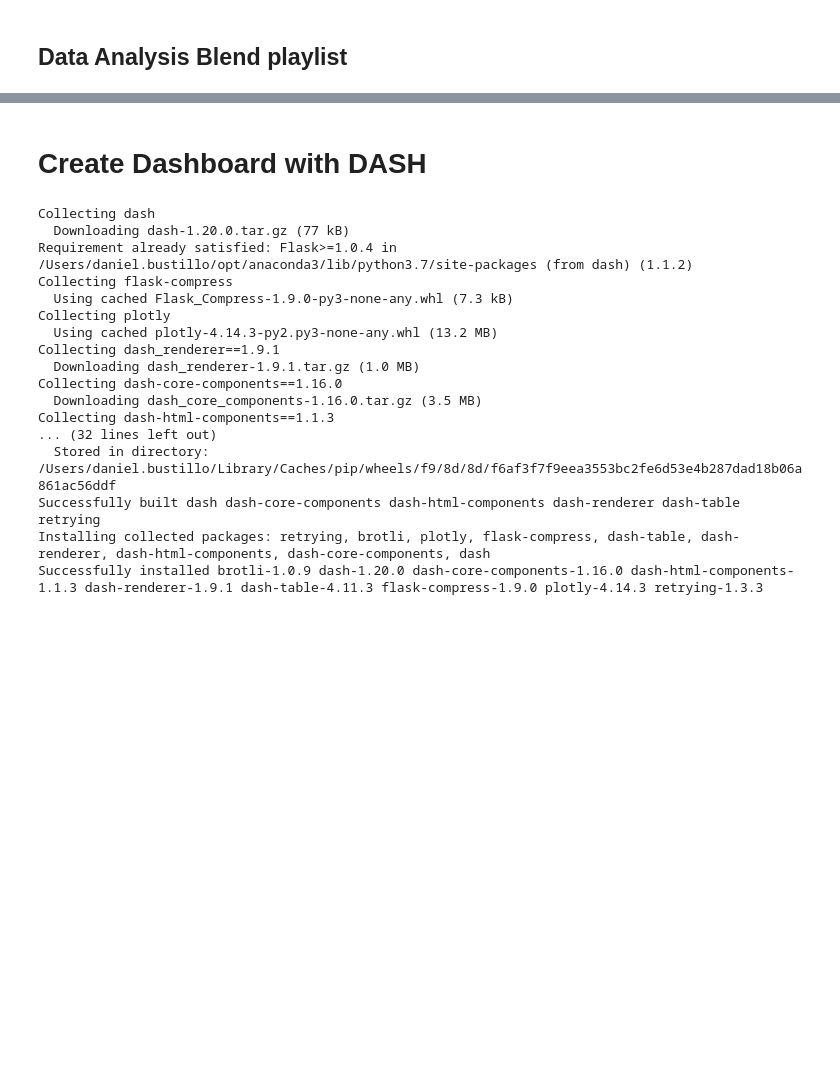
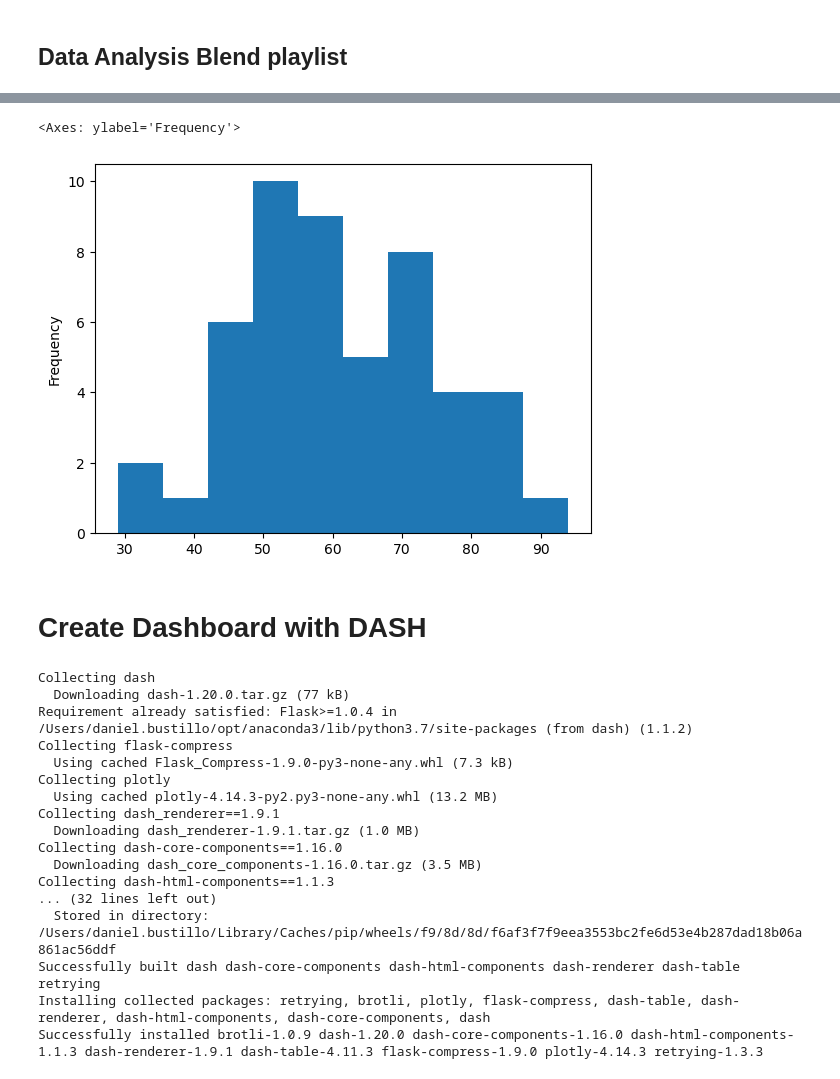
Before and after one commit to danbm94/spotifyEDA, a Jupyter notebook: spotify.ipynb, the cells around one changed output, grey strips where cells are left out. Saved outputs shown, nothing was run; the diff lists cells and outputs as text; code cells hidden in the pictures; blank space fills up the shorter version.

```diff
--- a/spotify.ipynb
+++ b/spotify.ipynb
@@ -680,3 +665,8 @@ sns.dogplot(blend['artist'], blend['popularity'])
+# %%
+blend['popularity'].plot( kind='hist')
+# %% [output]
+<Axes: ylabel='Frequency'>
+[figure, added]
 # %% [markdown]
 # Create Dashboard with DASH
 # %%
```
Also changed, not shown: parts of 19 cells of this notebook.
